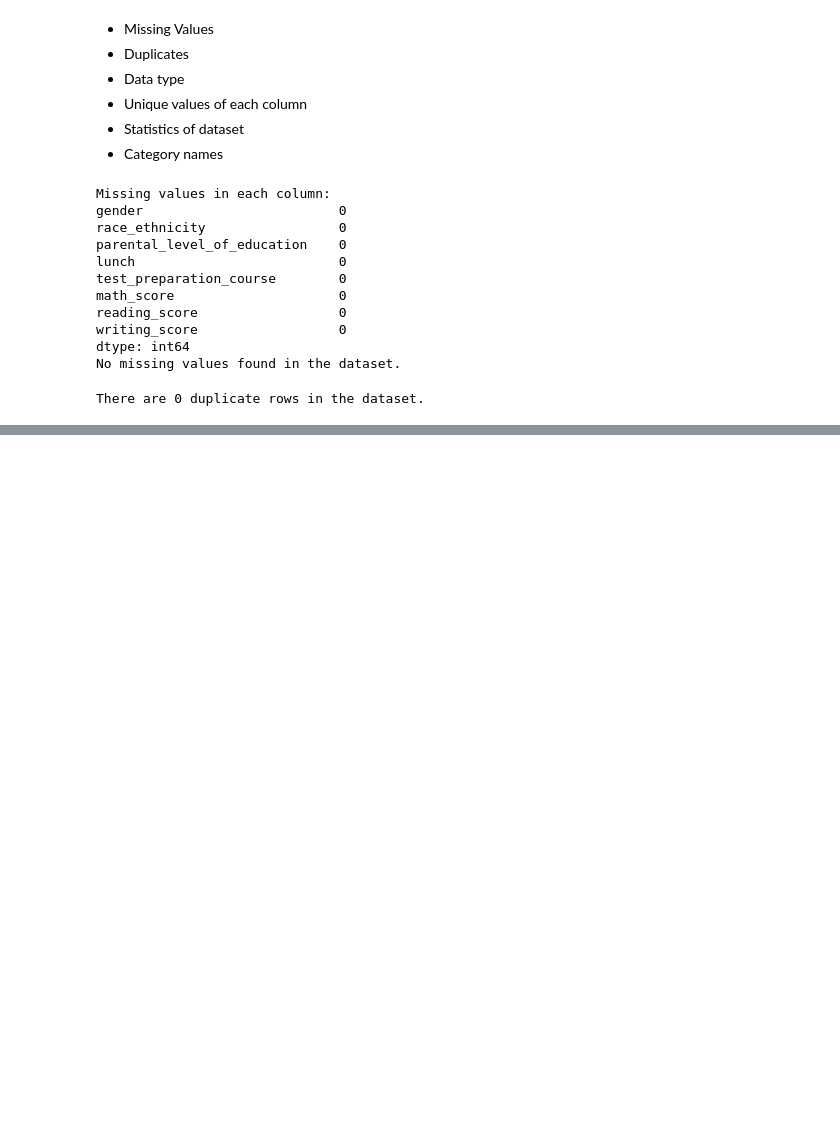
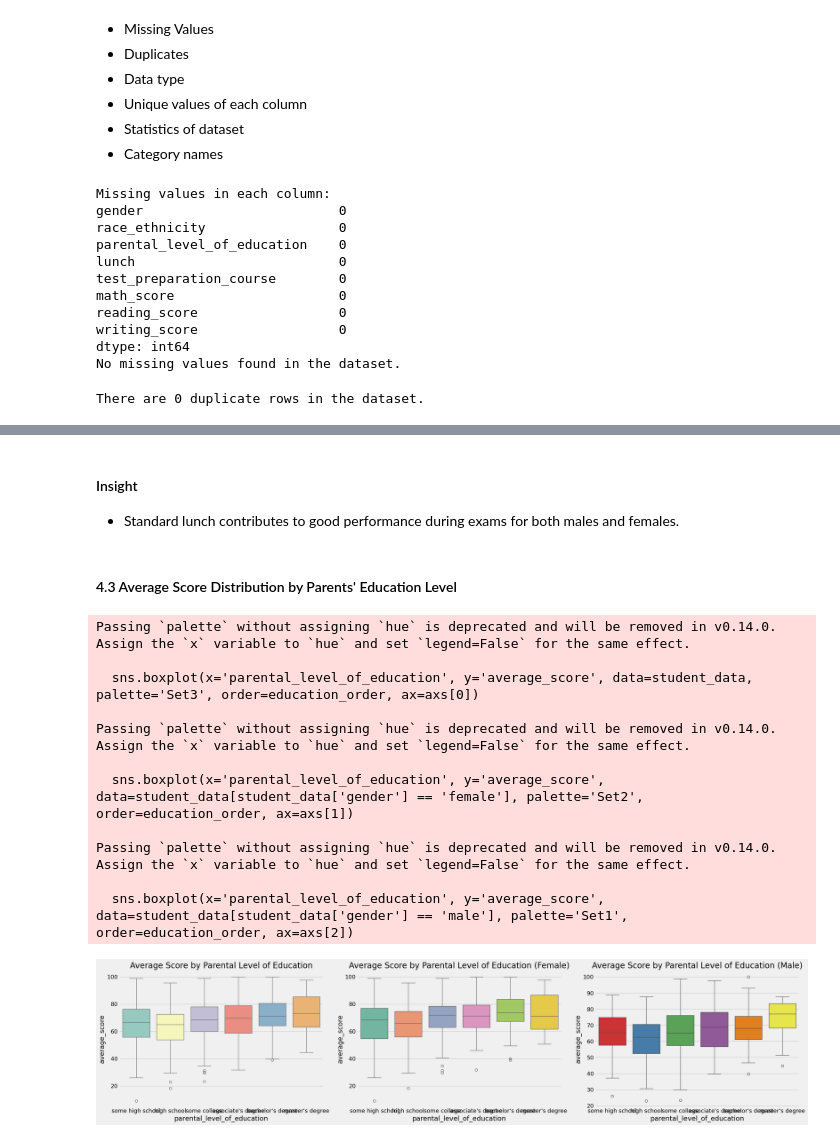
Before and after one commit to celinele5/Analytics-Portfolio, a Jupyter notebook: ML Projects/notebook/1. EDA STUDENT PERFORMANCE.ipynb, the cells around one changed output, grey strips where cells are left out. Drawn from its saved outputs; the diff is of its cells as text; code cells hidden in the pictures; blank space fills up the shorter version.

```diff
--- a/ML Projects/notebook/1. EDA STUDENT PERFORMANCE.ipynb
+++ b/ML Projects/notebook/1. EDA STUDENT PERFORMANCE.ipynb
@@ -104,0 +216,40 @@ There are 0 duplicate rows in the dataset.
+# %% [markdown]
+#### Insight
+- Standard lunch contributes to good performance during exams for both males and females.
+# %% [markdown]
+#### 4.3 Average Score Distribution by Parents' Education Level
+# %%
+# Order of parental level of education
+education_order = ["some high school",
+                   "high school",
+                   "some college",
+                   "associate's degree",
+                   "bachelor's degree",
+                   "master's degree"]
+
+# Plotting
+fig, axs = plt.subplots(1, 3, figsize=(25, 6))
+sns.boxplot(x='parental_level_of_education', y='average_score', data=student_data, palette='Set3', order=education_order, ax=axs[0])
+axs[0].set_title('Average Score by Parental Level of Education')
+
+sns.boxplot(x='parental_level_of_education', y='average_score', data=student_data[student_data['gender'] == 'female'], palette='Set2', order=education_order, ax=axs[1])
+axs[1].set_title('Average Score by Parental Level of Education (Female)')
+
+sns.boxplot(x='parental_level_of_education', y='average_score', data=student_data[student_data['gender'] == 'male'], palette='Set1', order=education_order, ax=axs[2])
+axs[2].set_title('Average Score by Parental Level of Education (Male)')
+
+plt.tight_layout()
+plt.show()
+# %% [output]
+Passing `palette` without assigning `hue` is deprecated and will be removed in v0.14.0. Assign the `x` variable to `hue` and set `legend=False` for the same effect.
+
+  sns.boxplot(x='parental_level_of_education', y='average_score', data=student_data, palette='Set3', order=education_order, ax=axs[0])
+
+Passing `palette` without assigning `hue` is deprecated and will be removed in v0.14.0. Assign the `x` variable to `hue` and set `legend=False` for the same effect.
+
+  sns.boxplot(x='parental_level_of_education', y='average_score', data=student_data[student_data['gender'] == 'female'], palette='Set2', order=education_order, ax=axs[1])
+
+Passing `palette` without assigning `hue` is deprecated and will be removed in v0.14.0. Assign the `x` variable to `hue` and set `legend=False` for the same effect.
+
+  sns.boxplot(x='parental_level_of_education', y='average_score', data=student_data[student_data['gender'] == 'male'], palette='Set1', order=education_order, ax=axs[2])
+[figure, added]
```
Also changed, not shown: parts of 46 cells of this notebook.
